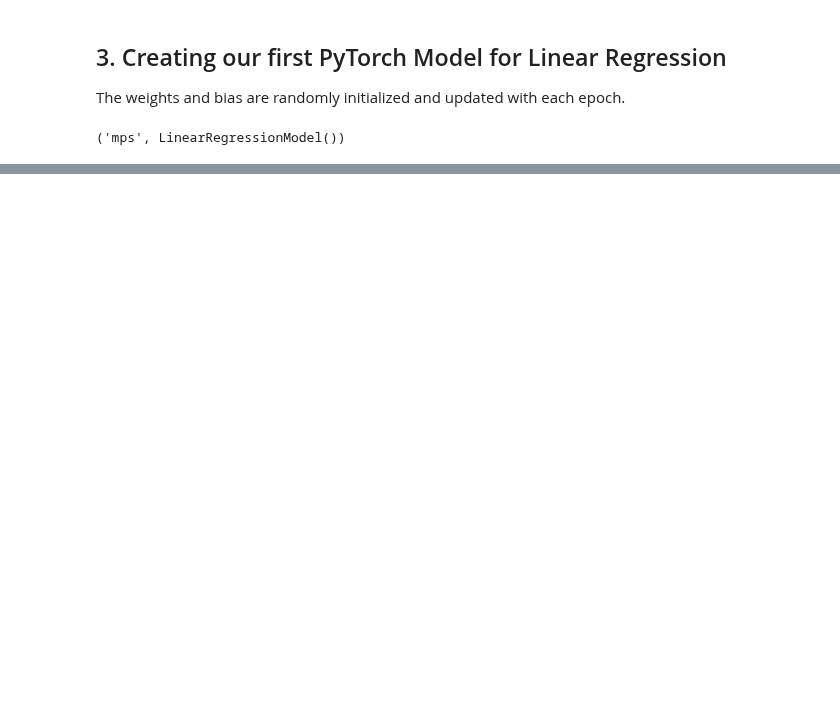
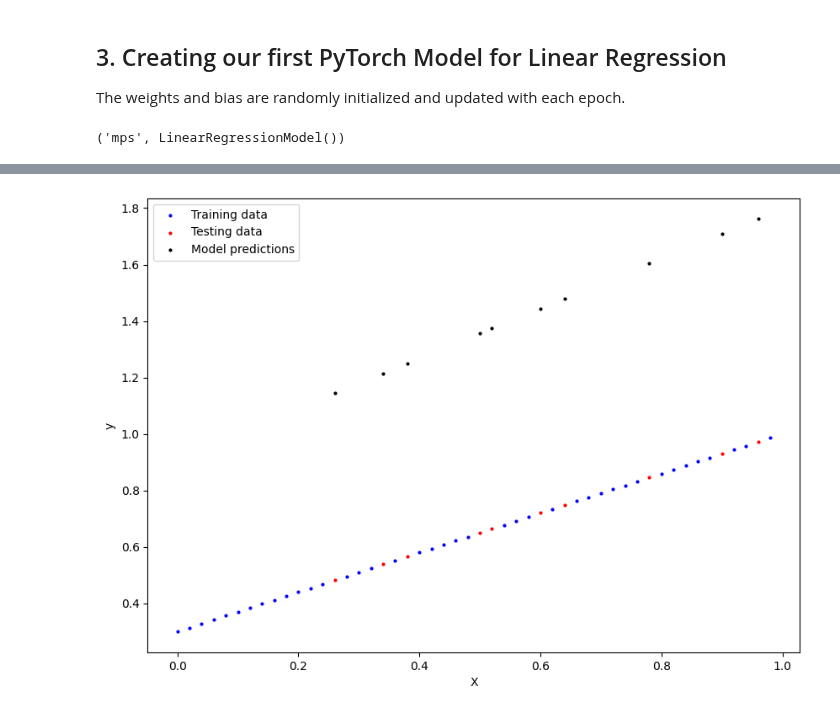
Before and after one commit to tituslhy/symmetrical-octo-spork, a Jupyter notebook: Notebooks/2. PyTorch_Workflow.ipynb, the cells around one changed output, grey strips where cells are left out. Saved outputs shown, nothing was run; the diff lists cells and outputs as text; code cells hidden in the pictures; blank space fills up the shorter version.

```diff
--- a/Notebooks/2. PyTorch_Workflow.ipynb
+++ b/Notebooks/2. PyTorch_Workflow.ipynb
@@ -91,0 +134,5 @@ device, model
+# %%
+with torch.inference_mode(): #This turns off the gradient update
+    y_preds = model(X_test)
+
+y_preds
@@ -91,0 +150,4 @@ device, model
+# %%
+plot_predictions(predictions = y_preds)
+# %% [output]
+[figure, added]
```
Also changed, not shown: parts of 13 cells of this notebook.
